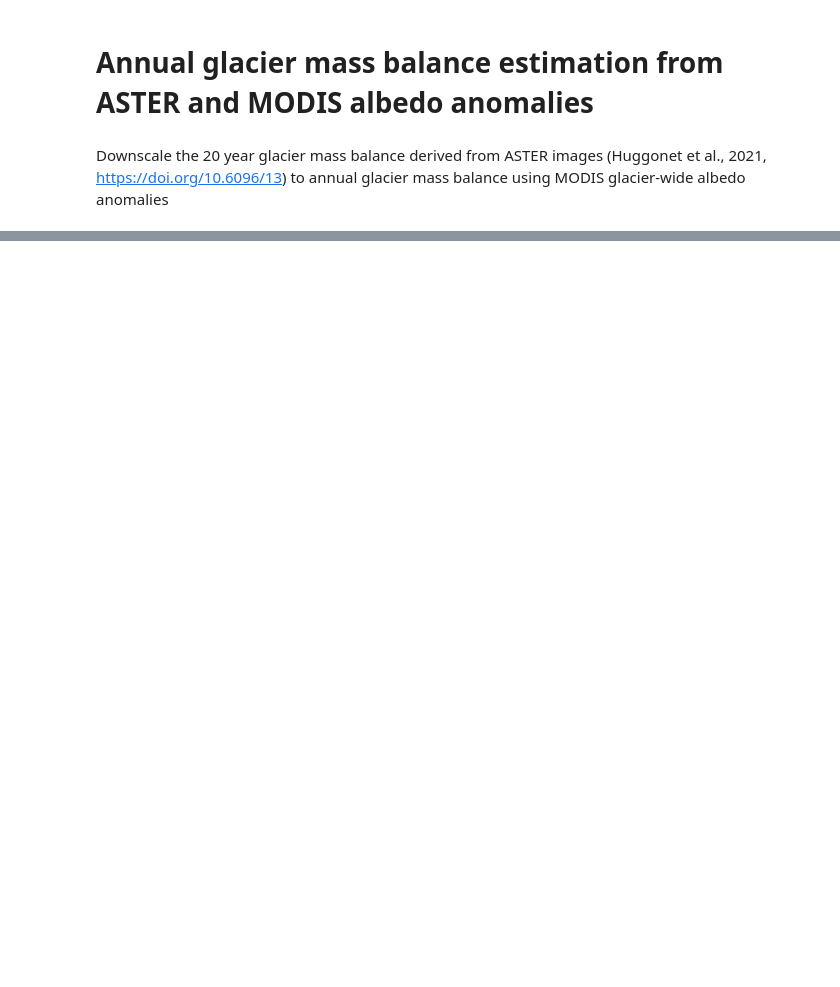
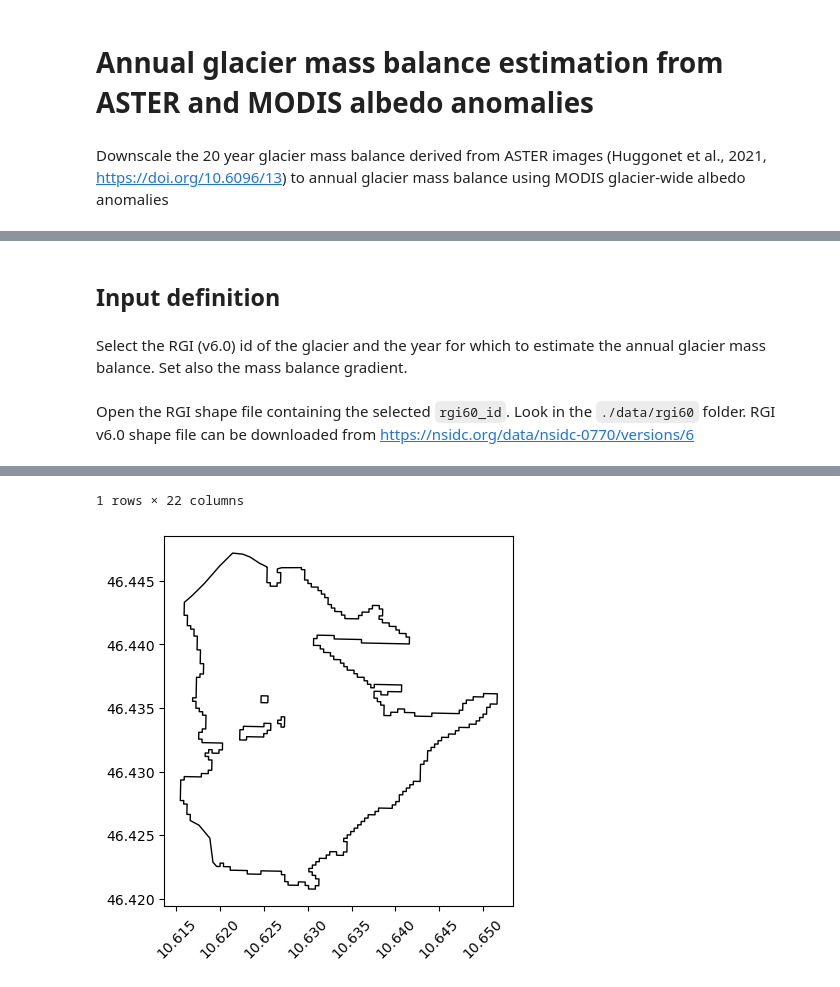
Before and after one commit to mattiacallegari/albedo-anomaly-method, a Jupyter notebook: GMB_estimation.ipynb, the cells around one changed output, grey strips where cells are left out. Saved outputs shown, nothing was run; the diff lists cells and outputs as text; code cells hidden in the pictures; blank space fills up the shorter version.

```diff
--- a/GMB_estimation.ipynb
+++ b/GMB_estimation.ipynb
@@ -339,0 +18,26 @@ r2_score(df_plot['WGMS_gmb'], df_plot['MOD10_albedo_gmb'])
+# %% [markdown]
+## Input definition
+# %% [markdown]
+Select the RGI (v6.0) id of the glacier and the year for which to estimate the annual glacier mass balance. Set also the mass balance gradient.
+# %%
+# Specify the RGI id of the selected glacier:
+rgi60_id = 'RGI60-11.01863'
+
+# Specify the start and end years to generate the annual glacier mass balance time series.
+year_start, year_end = 2000, 2024
+
+# Specify the glacier mass balance gradient to be used
+db_da = 10.61
+# %% [markdown]
+Open the RGI shape file containing the selected `rgi60_id`. Look in the `./data/rgi60` folder. RGI v6.0 shape file can be downloaded from https://nsidc.org/data/nsidc-0770/versions/6
+# %%
+region_code = rgi60_id[6:8]
+try:
+    rgi_filename = glob.glob(f'./data/rgi60/{region_code}*.shp')[0]
+except IndexError:
+    raise FileNotFoundError(f"No RGI file available for region code {region_code}")
+glacier_outline = gpd.read_file(rgi_filename).set_index('RGIId').loc[[rgi60_id]]
+glacier_outline.geometry.plot(color='none')
+plt.xticks(rotation=45)
+glacier_outline
+# %% [output]
@@ -339,0 +47,2 @@ r2_score(df_plot['WGMS_gmb'], df_plot['MOD10_albedo_gmb'])
+1 rows × 22 columns
+[figure, added]
```
Also changed, not shown: parts of 47 cells of this notebook, 19 other files.
